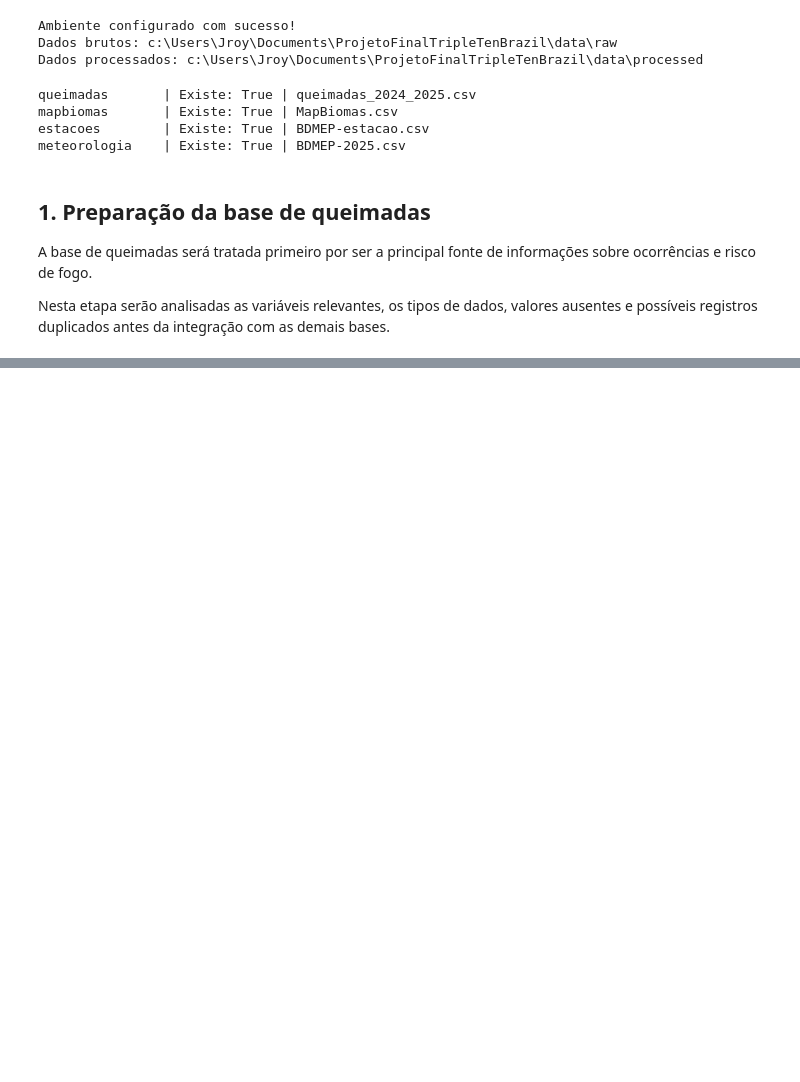
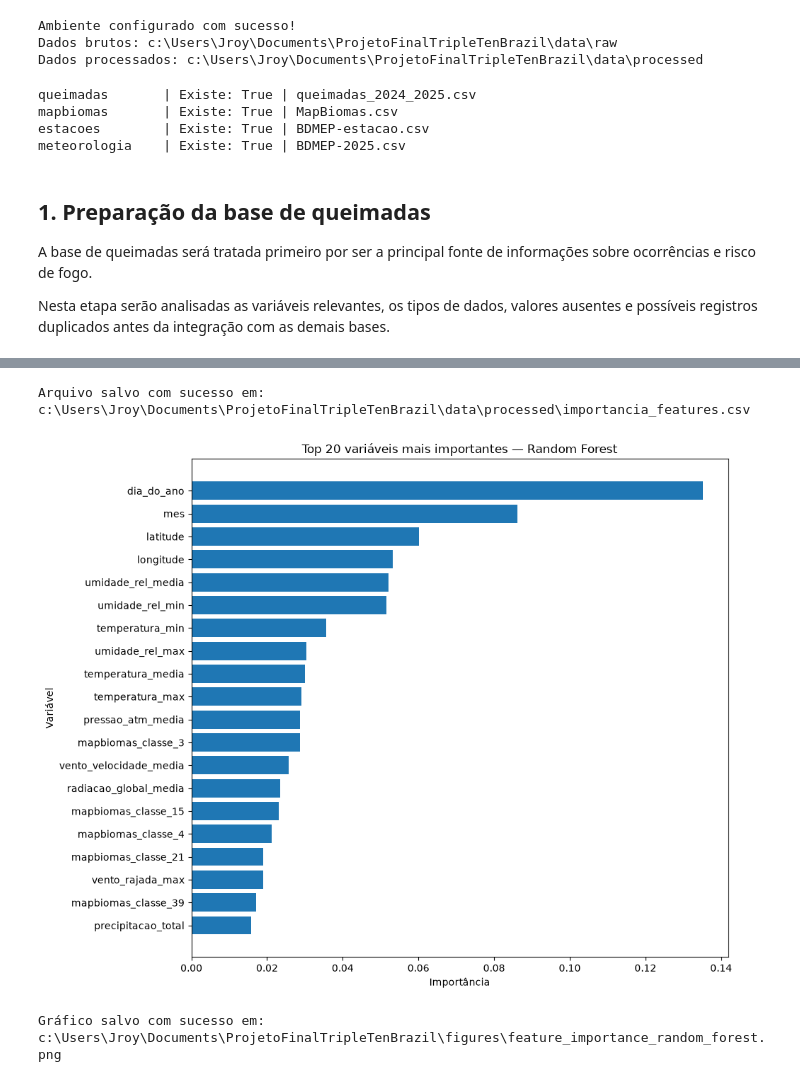
Before and after one commit to jroy102488-glitch/ProjetoFinalTripleTenBrazil, a Jupyter notebook: notebooks/02_data_preprocessing.ipynb, the cells around one changed output, grey strips where cells are left out. Saved outputs shown, nothing was run; the diff lists cells and outputs as text; code cells hidden in the pictures; blank space fills up the shorter version.

```diff
--- a/notebooks/02_data_preprocessing.ipynb
+++ b/notebooks/02_data_preprocessing.ipynb
@@ -60,0 +5863,75 @@ Nesta etapa serão analisadas as variáveis relevantes, os tipos de dados, valor
+# %%
+# ============================================================
+# SALVAR IMPORTÂNCIA DAS VARIÁVEIS
+# ============================================================
+
+caminho_importancias = (
+    DATA_PROCESSED / "importancia_features.csv"
+)
+
+importancia_features.to_csv(
+    caminho_importancias,
+    index=False,
+    encoding="utf-8-sig"
+)
+
+print("Arquivo salvo com sucesso em:")
+print(caminho_importancias)
+# %% [output]
+Arquivo salvo com sucesso em:
+c:\Users\Jroy\Documents\ProjetoFinalTripleTenBrazil\data\processed\importancia_features.csv
+# %%
+# ============================================================
+# SALVAR GRÁFICO DE IMPORTÂNCIA DAS VARIÁVEIS
+# ============================================================
+
+FIGURES_DIR = PROJECT_ROOT / "figures"
+
+# Garantir que a pasta existe
+FIGURES_DIR.mkdir(
+    parents=True,
+    exist_ok=True
+)
+
+# Selecionar Top 20
+top20 = (
+    importancia_features
+    .head(20)
+    .sort_values("importancia", ascending=True)
+)
+
+plt.figure(figsize=(10, 8))
+
+plt.barh(
+    top20["feature"],
+    top20["importancia"]
+)
+
+plt.xlabel("Importância")
+plt.ylabel("Variável")
+plt.title(
+    "Top 20 variáveis mais importantes — Random Forest"
+)
+
+plt.tight_layout()
+
+# Caminho da imagem
+caminho_figura = (
+    FIGURES_DIR / "feature_importance_random_forest.png"
+)
+
+# Salvar em boa resolução
+plt.savefig(
+    caminho_figura,
+    dpi=300,
+    bbox_inches="tight"
+)
+
+plt.show()
+
+print("Gráfico salvo com sucesso em:")
+print(caminho_figura)
+# %% [output]
+[figure, added]
+Gráfico salvo com sucesso em:
+c:\Users\Jroy\Documents\ProjetoFinalTripleTenBrazil\figures\feature_importance_random_forest.png
```
Also changed, not shown: parts of 106 cells of this notebook, 1 other file.
